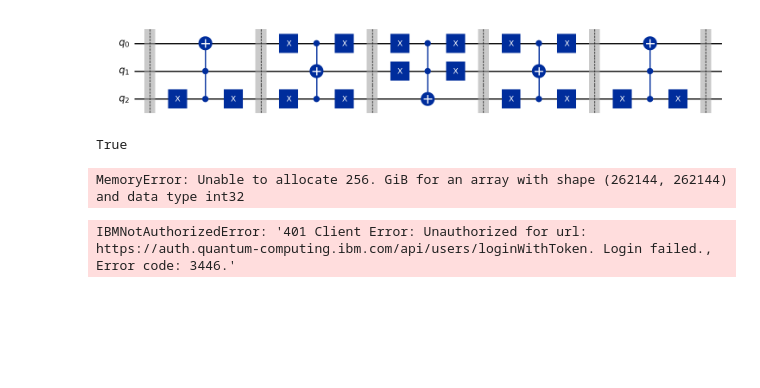
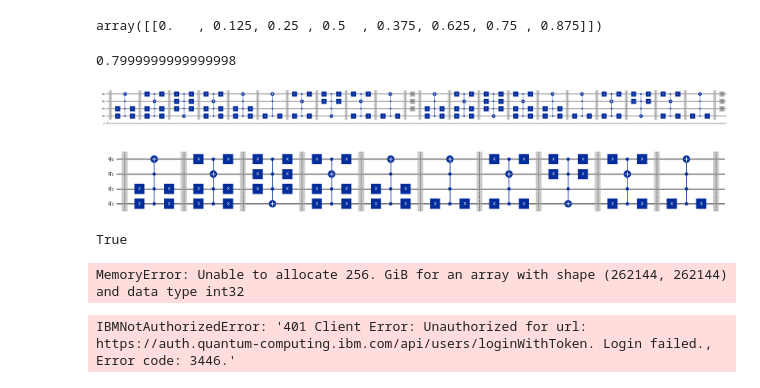
Before and after one commit to GiulianoWasHere/QuL, a Jupyter notebook: WorkSoFar.ipynb, the cells around one changed output. Cells and saved outputs as stored; diff of their text form; code cells hidden in the pictures; blank space fills up the shorter version.

```diff
--- a/WorkSoFar.ipynb
+++ b/WorkSoFar.ipynb
@@ -142,10 +55,45 @@ circtemp.draw() """
+# %%
+n = 3
+numStates = 2 ** n
+
+data = []
+col = numStates * [0]
+row = []
+for i in range(numStates):
+    row.append(i)
+    data.append(i/numStates)
+
+vector = csr_array((data, (col, row)), shape=(1, numStates))
+vector.toarray()
+m = MinimalWorkProtocolUnitary(n)
+v = vector.dot()
+v.toarray()
+# %% [output]
+array([[0.   , 0.125, 0.25 , 0.5  , 0.375, 0.625, 0.75 , 0.875]])
+# %%
+n = 3
+r = 2
+s = HeatBathCooling(MinimalWorkProtocolUnitary(n),r,True)
+c = s.getCircuit()
+c.draw("mpl",fold=maxsize)
+s.calculateWorkCost(0.1)
+# %% [output]
+0.7999999999999998
+# %%
+n = 4
+r = 2
+s = HeatBathCooling(MinimalWorkProtocolUnitary(n),r,True)
+c = s.getCircuit()
+c.draw("mpl",fold=maxsize)
+# %% [output]
+[figure, added]
 # %%
-n = 3
+n = 4
 c = CoolingCircuit(n,MinimalWorkProtocolUnitary(n),barriers=True)
 #c = MinimalWorkProtocolCircuit(n,barriers=True)
 c.draw("mpl",fold=maxsize)
 # %% [output]
-[figure, old version]
+[figure, new version]
 # %%
 import sys
 
```
Also changed, not shown: parts of 10 cells of this notebook, 14 other files.
